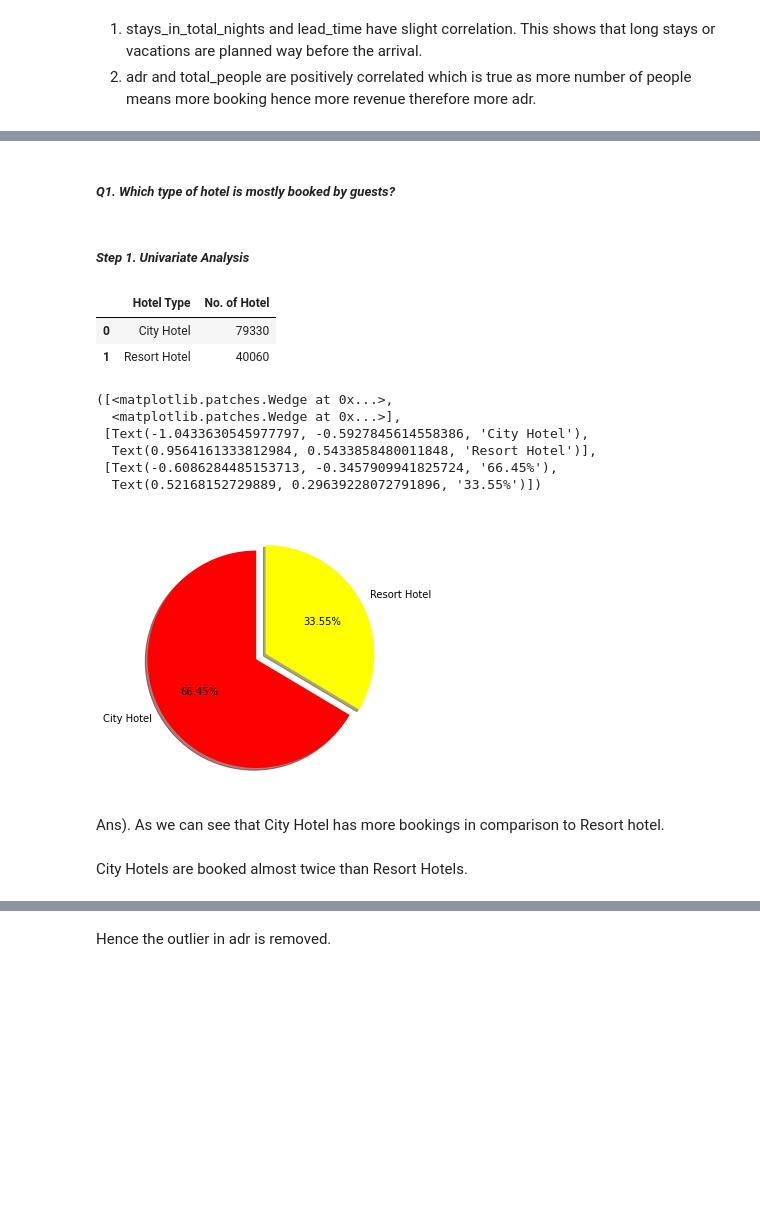
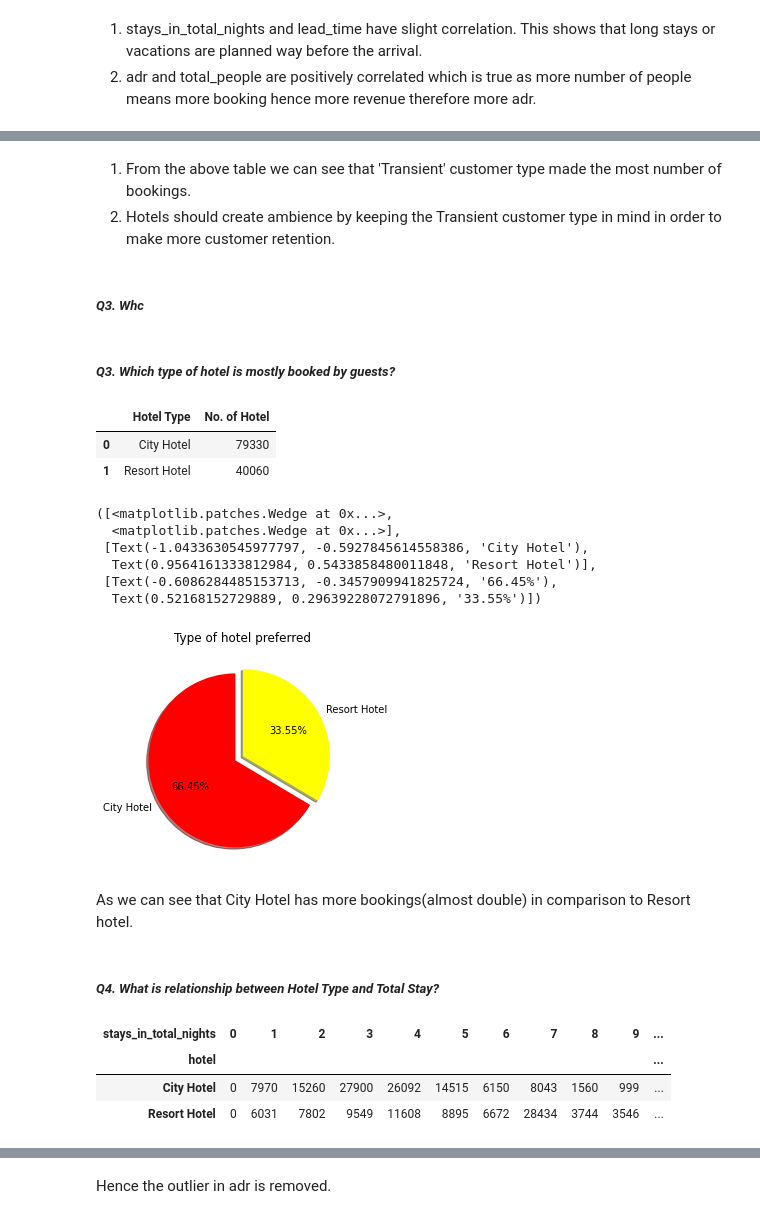
Before and after one commit to linis7/EDA-Hotel_booking_Analysis, a Jupyter notebook: HotelBookingAnalysisEDA(Lini_Saxena,_Cohort_Hudson).ipynb, the cells around one changed output, grey strips where cells are left out. Cells and saved outputs as stored; diff of their text form; code cells hidden in the pictures; blank space fills up the shorter version.

```diff
--- a/HotelBookingAnalysisEDA(Lini_Saxena,_Cohort_Hudson).ipynb
+++ b/HotelBookingAnalysisEDA(Lini_Saxena,_Cohort_Hudson).ipynb
@@ -22,7 +22,7 @@ drive.mount('/content/drive')
 # %% [output]
 Mounted at /content/drive
 # %%
-df_hba = pd.read_csv('/content/drive/MyDrive/EDA Capstone Project/Hotel Bookings.csv')
+df_hba=pd.read_csv("/content/drive/MyDrive/Airbnb NYC 2019.csv")
 # %% [markdown]
 #### <b>  Data Exploration
 # %%
@@ -458,7 +528,10 @@ sns.heatmap(correlation.corr(), cmap="YlGnBu", annot=True)
+# %% [markdown]
+1.   From the above table we can see that 'Transient' customer type made the most number of bookings.
+2.   Hotels should create ambience by keeping the Transient customer type in mind in order to make more customer retention.
+# %% [markdown]
+##### <i> Q3. Whc
 # %% [markdown]
-##### <i> <b> Q1. Which type of hotel is mostly booked by guests?
+##### <i> <b> Q3. Which type of hotel is mostly booked by guests?
-# %% [markdown]
-##### <i> Step 1. Univariate Analysis
 # %%
 # Creating the table for plotting graph
 df_hba["hotel"].value_counts().reset_index().rename(columns = {"index" : "Hotel Type", "hotel" : "No. of Hotel"})
@@ -469,18 +542,29 @@ df_hba["hotel"].value_counts().reset_index().rename(columns = {"index" : "Hotel
 # %%
 # Plotting the graph for above hotel
 labels=list(df_hba["hotel"].value_counts().index)
 sizes=list(df_hba["hotel"].value_counts())
 colors=["red","yellow"]
+plt.title("Type of hotel preferred")
 plt.pie(sizes,labels=labels, colors=colors, startangle=90, shadow=True, explode=(0.1,0), autopct="%1.2f%%")
 # %% [output]
 ([<matplotlib.patches.Wedge at 0x...>,
   <matplotlib.patches.Wedge at 0x...>],
  [Text(-1.0433630545977797, -0.5927845614558386, 'City Hotel'),
   Text(0.9564161333812984, 0.5433858480011848, 'Resort Hotel')],
  [Text(-0.6086284485153713, -0.3457909941825724, '66.45%'),
   Text(0.52168152729889, 0.29639228072791896, '33.55%')])
-[figure, old version]
+[figure, new version]
 # %% [markdown]
-Ans). As we can see that City Hotel has more bookings in comparison to Resort hotel.
+As we can see that City Hotel has more bookings(almost double) in comparison to Resort hotel.
-# %% [markdown]
-City Hotels are booked almost twice than Resort Hotels.
+# %% [markdown]
+##### <i> Q4. What is relationship between Hotel Type and Total Stay?
+# %%
+# Making the table of hotel type and total stays.
+not_canceled = df_hba1[df_hba1['is_canceled'] == 0]
+df_hrt = not_canceled[not_canceled["stays_in_total_nights"] < 15]
+df_hrt.groupby(["hotel", "stays_in_total_nights"])["stays_in_total_nights"].sum().unstack()
+# %% [output]
+| stays_in_total_nights | 0 | 1 | 2 | 3 | 4 | 5 | 6 | 7 | 8 | 9 | ... |
+| hotel |  |  |  |  |  |  |  |  |  |  | ... |
+| City Hotel | 0 | 7970 | 15260 | 27900 | 26092 | 14515 | 6150 | 8043 | 1560 | 999 | ... |
+| Resort Hotel | 0 | 6031 | 7802 | 9549 | 11608 | 8895 | 6672 | 28434 | 3744 | 3546 | ... |
```
Also changed, not shown: parts of 87 cells of this notebook.
